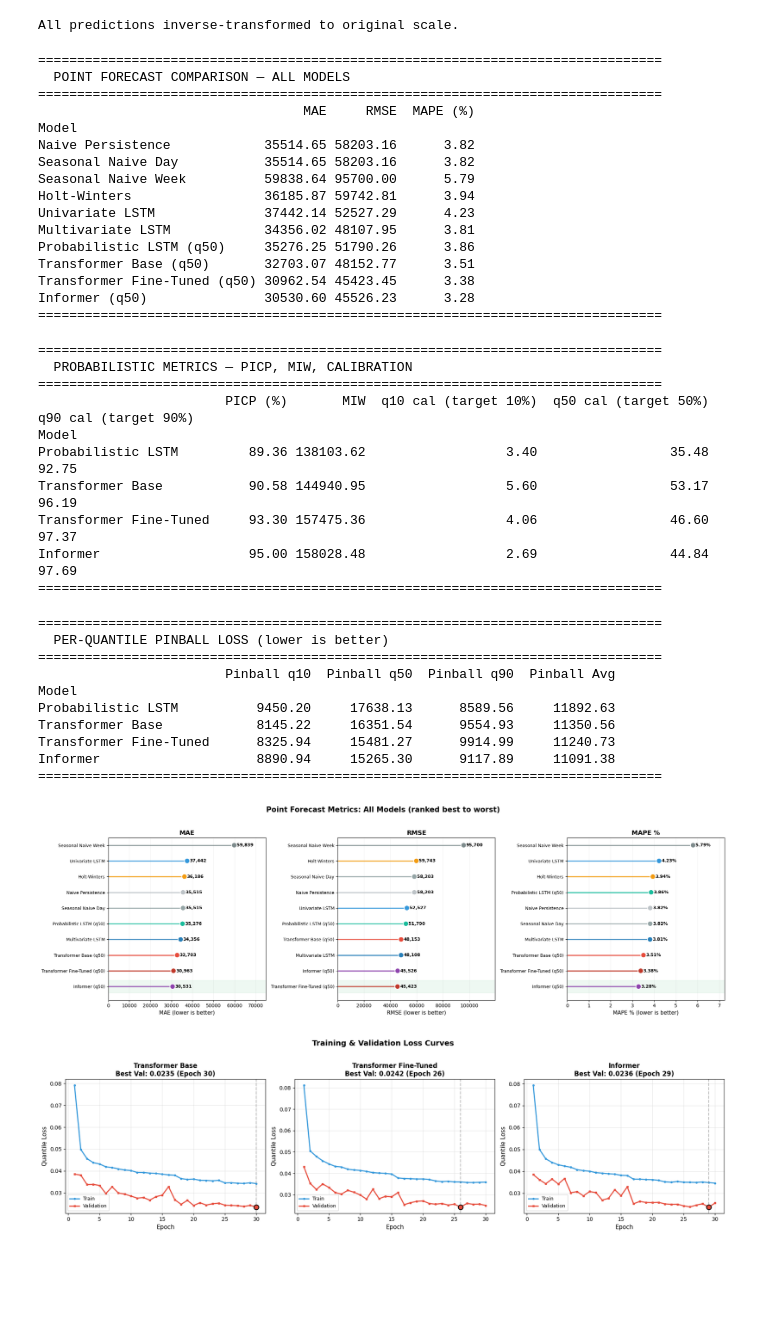
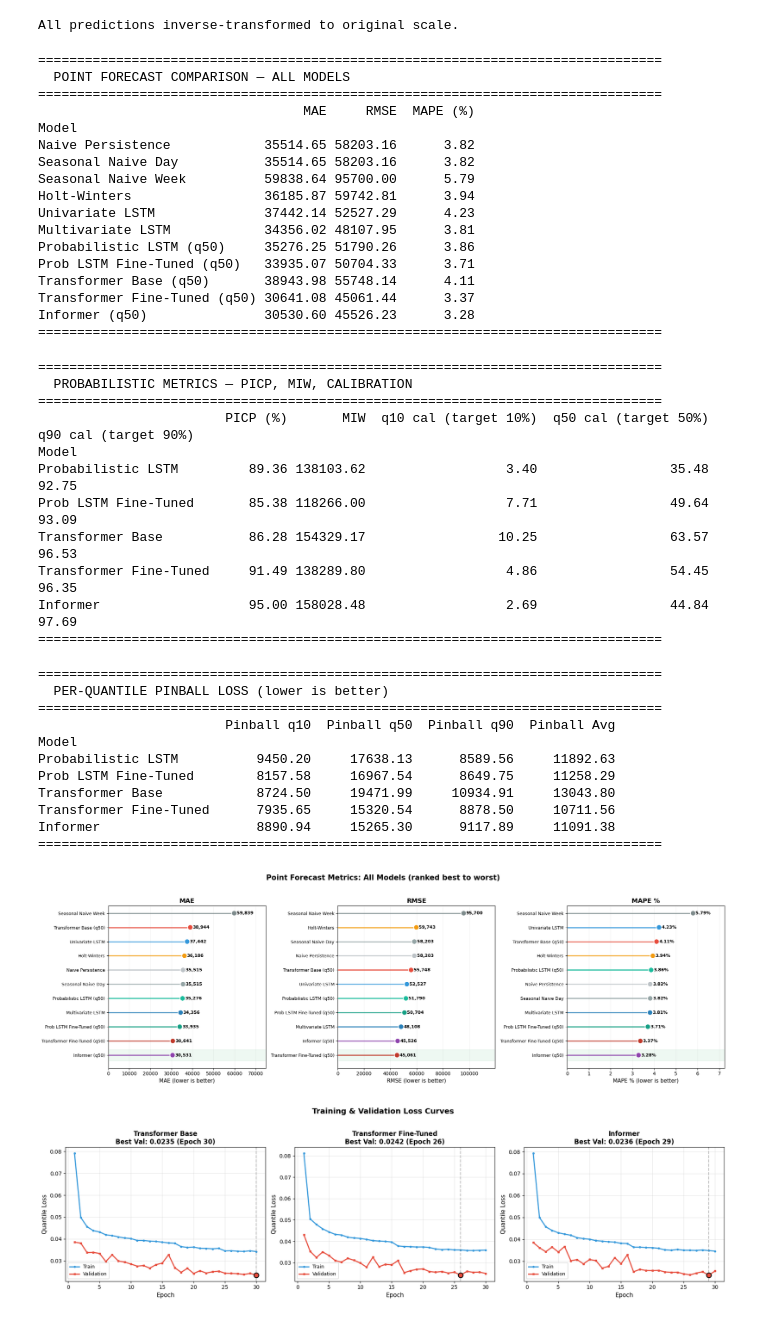
Before and after one commit to samarthsingh1/deep_learning_project, a Jupyter notebook: experimentation/evaluation.ipynb, the cells around one changed output. Cells and saved outputs as stored; diff of their text form; code cells hidden in the pictures; blank space fills up the shorter version.

Commit message:
- new codebase with prob lstmn baseline

```diff
--- a/experimentation/evaluation.ipynb
+++ b/experimentation/evaluation.ipynb
@@ -54,6 +54,11 @@ univariate_lstm_preds_scaled = np.load(f'{PRED_BASE}/baseline/univariate_lstm_pr
 multivariate_lstm_preds_scaled = np.load(f'{PRED_BASE}/baseline/multivariate_lstm_preds_scaled.npy')
 prob_lstm_all_preds_scaled = np.load(f'{PRED_BASE}/baseline/prob_lstm_all_preds_scaled.npy')
 hw_preds_scaled = np.load(f'{PRED_BASE}/baseline/hw_preds_scaled.npy')
+# --- Load fine-tuned Probabilistic LSTM predictions ---
+prob_lstm_ft_preds = np.load(f'{PRED_BASE}/baseline/prob_lstm_ft_preds.npy')
+
+# --- Load LSTM tuning results ---
+# lstm_tuning_df = pd.read_csv(f'{PRED_BASE}/baseline/lstm_tuning_results.csv', index_col=0)
 
 # --- Load transformer predictions ---
 transformer_all_preds = np.load(f'{PRED_BASE}/transformer/transformer_all_preds.npy')
@@ -82,6 +87,7 @@ print(f"Fine-tuned preds:    {ft_all_preds.shape}")
 print(f"Informer preds:      {inf_all_preds.shape}")
 print(f"Prob LSTM preds:     {prob_lstm_all_preds_scaled.shape}")
 print(f"Holt-Winters preds:  {hw_preds_scaled.shape}")
+print(f"Prob LSTM FT preds:  {prob_lstm_ft_preds.shape}")
 # %% [output]
 All predictions loaded successfully!
 Test samples:        5070
@@ -143,6 +150,15 @@ prob_lstm_q90_scaled = prob_lstm_all_preds_scaled[:, :, 2]
 prob_lstm_q10_orig = inverse_transform_2d(scaler, prob_lstm_q10_scaled)
 prob_lstm_q50_orig = inverse_transform_2d(scaler, prob_lstm_q50_scaled)
 prob_lstm_q90_orig = inverse_transform_2d(scaler, prob_lstm_q90_scaled)
+
+# --- Fine-Tuned Probabilistic LSTM ---
+prob_lstm_ft_q10_scaled = prob_lstm_ft_preds[:, :, 0]
+prob_lstm_ft_q50_scaled = prob_lstm_ft_preds[:, :, 1]
+prob_lstm_ft_q90_scaled = prob_lstm_ft_preds[:, :, 2]
+
+prob_lstm_ft_q10_orig = inverse_transform_2d(scaler, prob_lstm_ft_q10_scaled)
+prob_lstm_ft_q50_orig = inverse_transform_2d(scaler, prob_lstm_ft_q50_scaled)
+prob_lstm_ft_q90_orig = inverse_transform_2d(scaler, prob_lstm_ft_q90_scaled)
 
 # --- Holt-Winters ---
 hw_orig = inverse_transform_2d(scaler, hw_preds_scaled)
@@ -188,6 +204,7 @@ seasonal_week_metrics = compute_point_metrics(actuals_orig, seasonal_week_orig)
 uni_lstm_metrics = compute_point_metrics(actuals_orig, uni_lstm_orig)
 multi_lstm_metrics = compute_point_metrics(actuals_orig, multi_lstm_orig)
 prob_lstm_metrics = compute_point_metrics(actuals_orig, prob_lstm_q50_orig)
+prob_lstm_ft_metrics = compute_point_metrics(actuals_orig, prob_lstm_ft_q50_orig)
 hw_metrics = compute_point_metrics(actuals_orig, hw_orig)
 transformer_metrics = compute_point_metrics(actuals_orig, transformer_q50_orig)
 ft_metrics = compute_point_metrics(actuals_orig, ft_q50_orig)
@@ -201,6 +218,7 @@ all_results = {
     'Univariate LSTM': uni_lstm_metrics,
     'Multivariate LSTM': multi_lstm_metrics,
     'Probabilistic LSTM (q50)': prob_lstm_metrics,
+    'Prob LSTM Fine-Tuned (q50)': prob_lstm_ft_metrics,
     'Transformer Base (q50)': transformer_metrics,
     'Transformer Fine-Tuned (q50)': ft_metrics,
     'Informer (q50)': inf_metrics,
@@ -232,8 +250,9 @@ Holt-Winters                 36185.87 59742.81      3.94
 Univariate LSTM              37442.14 52527.29      4.23
 Multivariate LSTM            34356.02 48107.95      3.81
 Probabilistic LSTM (q50)     35276.25 51790.26      3.86
-Transformer Base (q50)       32703.07 48152.77      3.51
-Transformer Fine-Tuned (q50) 30962.54 45423.45      3.38
+Prob LSTM Fine-Tuned (q50)   33935.07 50704.33      3.71
+Transformer Base (q50)       38943.98 55748.14      4.11
+Transformer Fine-Tuned (q50) 30641.08 45061.44      3.37
 Informer (q50)               30530.60 45526.23      3.28
 ================================================================================
 # %%
@@ -259,6 +278,7 @@ def compute_probabilistic_metrics(actuals, q10, q50, q90, model_name):
 
 prob_metrics_list = [
     compute_probabilistic_metrics(actuals_orig, prob_lstm_q10_orig, prob_lstm_q50_orig, prob_lstm_q90_orig, 'Probabilistic LSTM'),
+    compute_probabilistic_metrics(actuals_orig, prob_lstm_ft_q10_orig, prob_lstm_ft_q50_orig, prob_lstm_ft_q90_orig, 'Prob LSTM Fine-Tuned'),
     compute_probabilistic_metrics(actuals_orig, transformer_q10_orig, transformer_q50_orig, transformer_q90_orig, 'Transformer Base'),
     compute_probabilistic_metrics(actuals_orig, ft_q10_orig, ft_q50_orig, ft_q90_orig, 'Transformer Fine-Tuned'),
     compute_probabilistic_metrics(actuals_orig, inf_q10_orig, inf_q50_orig, inf_q90_orig, 'Informer'),
@@ -278,8 +298,9 @@ print("=" * 80)
                         PICP (%)       MIW  q10 cal (target 10%)  q50 cal (target 50%)  q90 cal (target 90%)
 Model
 Probabilistic LSTM         89.36 138103.62                  3.40                 35.48                 92.75
-Transformer Base           90.58 144940.95                  5.60                 53.17                 96.19
-Transformer Fine-Tuned     93.30 157475.36                  4.06                 46.60                 97.37
+Prob LSTM Fine-Tuned       85.38 118266.00                  7.71                 49.64                 93.09
+Transformer Base           86.28 154329.17                 10.25                 63.57                 96.53
+Transformer Fine-Tuned     91.49 138289.80                  4.86                 54.45                 96.35
 Informer                   95.00 158028.48                  2.69                 44.84                 97.69
 ================================================================================
 # %%
@@ -305,6 +326,7 @@ def compute_all_pinball_losses(actuals, q10, q50, q90, model_name):
 
 pinball_list = [
     compute_all_pinball_losses(actuals_orig, prob_lstm_q10_orig, prob_lstm_q50_orig, prob_lstm_q90_orig, 'Probabilistic LSTM'),
+    compute_all_pinball_losses(actuals_orig, prob_lstm_ft_q10_orig, prob_lstm_ft_q50_orig, prob_lstm_ft_q90_orig, 'Prob LSTM Fine-Tuned'),
     compute_all_pinball_losses(actuals_orig, transformer_q10_orig, transformer_q50_orig, transformer_q90_orig, 'Transformer Base'),
     compute_all_pinball_losses(actuals_orig, ft_q10_orig, ft_q50_orig, ft_q90_orig, 'Transformer Fine-Tuned'),
     compute_all_pinball_losses(actuals_orig, inf_q10_orig, inf_q50_orig, inf_q90_orig, 'Informer'),
@@ -324,8 +346,9 @@ print("=" * 80)
                         Pinball q10  Pinball q50  Pinball q90  Pinball Avg
 Model
 Probabilistic LSTM          9450.20     17638.13      8589.56     11892.63
-Transformer Base            8145.22     16351.54      9554.93     11350.56
-Transformer Fine-Tuned      8325.94     15481.27      9914.99     11240.73
+Prob LSTM Fine-Tuned        8157.58     16967.54      8649.75     11258.29
+Transformer Base            8724.50     19471.99     10934.91     13043.80
+Transformer Fine-Tuned      7935.65     15320.54      8878.50     10711.56
 Informer                    8890.94     15265.30      9117.89     11091.38
 ================================================================================
 # %%
@@ -343,6 +366,7 @@ color_map = {
     'Univariate LSTM': '#3498db',
     'Multivariate LSTM': '#2980b9',
     'Probabilistic LSTM (q50)': '#1abc9c',
+    'Prob LSTM Fine-Tuned (q50)': '#16a085',
     'Transformer Base (q50)': '#e74c3c',
     'Transformer Fine-Tuned (q50)': '#c0392b',
     'Informer (q50)': '#8e44ad',
@@ -354,34 +378,34 @@ metrics_list = [('MAE', 'MAE (lower is better)'),
 
 for ax, (metric_key, metric_label) in zip(axes, metrics_list):
     sorted_models = sorted(all_results.keys(), key=lambda m: all_results[m][metric_key])
     vals = [all_results[m][metric_key] for m in sorted_models]
     colors = [color_map[m] for m in sorted_models]
 
     y_pos = range(len(sorted_models))
     ax.hlines(y=y_pos, xmin=0, xmax=vals, color=colors, linewidth=2.5, alpha=0.8)
     ax.scatter(vals, y_pos, color=colors, s=120, zorder=5, edgecolors='white', linewidths=1.5)
 
     for i, (val, name) in enumerate(zip(vals, sorted_models)):
         if metric_key == 'MAPE (%)':
             label = f'{val:.2f}%'
         else:
             label = f'{val:,.0f}'
         ax.text(val + max(vals) * 0.02, i, label, va='center', fontsize=9, fontweight='bold')
 
     ax.set_yticks(y_pos)
     ax.set_yticklabels(sorted_models, fontsize=9)
     ax.set_xlabel(metric_label, fontsize=11)
     ax.set_title(metric_label.split(' (')[0], fontsize=13, fontweight='bold')
     ax.grid(True, alpha=0.2, axis='x')
     ax.set_xlim(0, max(vals) * 1.25)
     ax.axhspan(-0.4, 0.4, color='#27ae60', alpha=0.08)
 
 plt.suptitle('Point Forecast Metrics: All Models (ranked best to worst)',
              fontsize=15, fontweight='bold', y=1.03)
 plt.tight_layout()
 plt.show()
 # %% [output]
-[figure, old version]
+[figure, new version]
 # %%
 # =========================================================
 # TRAINING & VALIDATION LOSS CURVES — ALL DL MODELS
```
Also changed, not shown: parts of 14 cells of this notebook.
